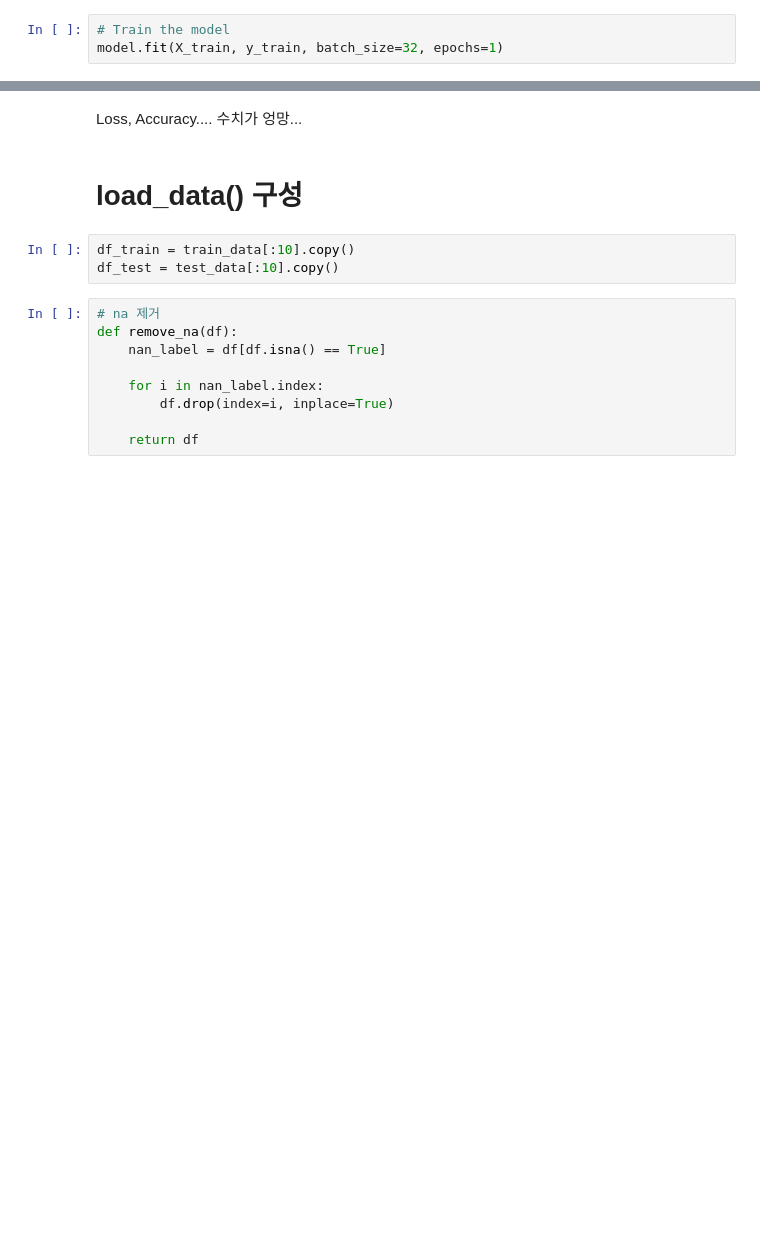
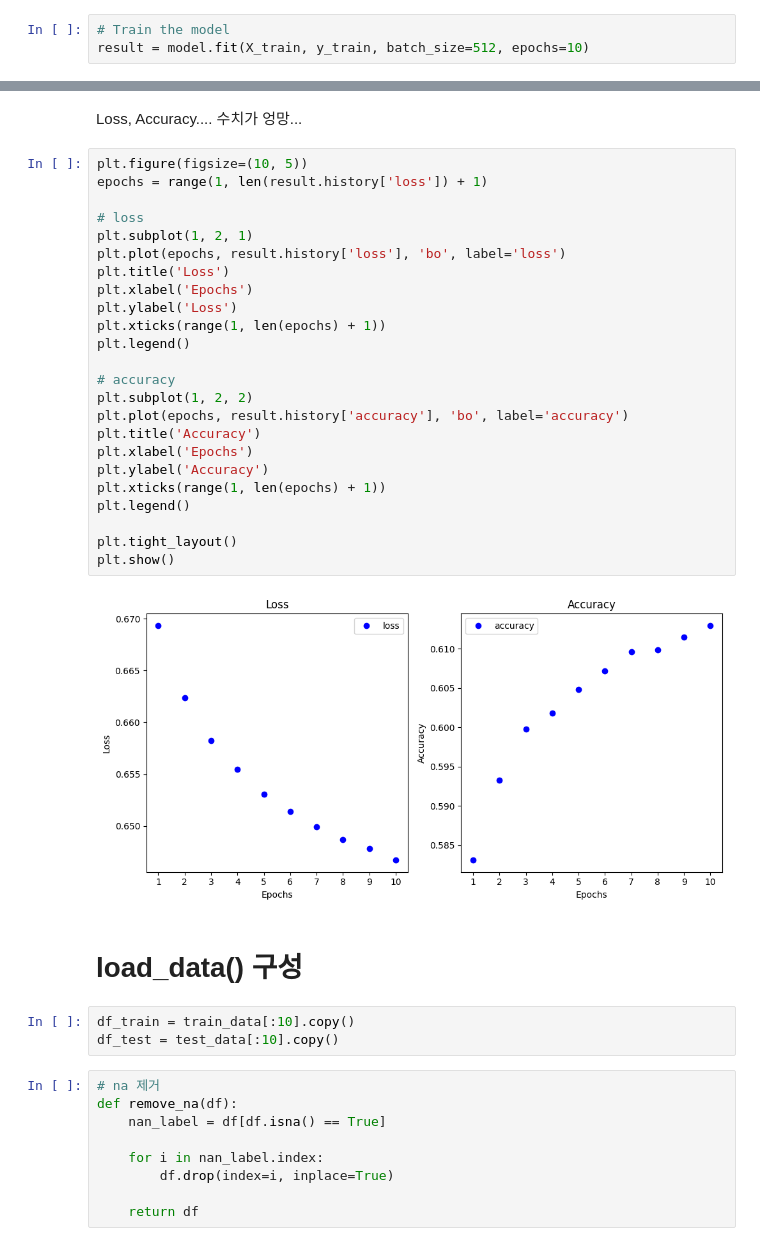
Before and after one commit to knachinen/aiffel_quest, a Jupyter notebook: m3_exploration_08/expl_08_prj_main.ipynb, the cells around one changed output, grey strips where cells are left out. Cells and saved outputs as stored; diff of their text form; blank space fills up the shorter version.

```diff
--- a/m3_exploration_08/expl_08_prj_main.ipynb
+++ b/m3_exploration_08/expl_08_prj_main.ipynb
@@ -461,5 +461,5 @@ X_train.shape, X_test.shape, y_train.shape, y_test.shape
 ## 학습
 # %%
 # Train the model
-model.fit(X_train, y_train, batch_size=32, epochs=1)
+result = model.fit(X_train, y_train, batch_size=512, epochs=10)
 # %% [output]
@@ -479,5 +497,31 @@ Test Accuracy: 0.5813
 # %% [markdown]
 Loss, Accuracy.... 수치가 엉망...
+# %%
+plt.figure(figsize=(10, 5))
+epochs = range(1, len(result.history['loss']) + 1)
+
+# loss
+plt.subplot(1, 2, 1)
+plt.plot(epochs, result.history['loss'], 'bo', label='loss')
+plt.title('Loss')
+plt.xlabel('Epochs')
+plt.ylabel('Loss')
+plt.xticks(range(1, len(epochs) + 1))
+plt.legend()
+
+# accuracy
+plt.subplot(1, 2, 2)
+plt.plot(epochs, result.history['accuracy'], 'bo', label='accuracy')
+plt.title('Accuracy')
+plt.xlabel('Epochs')
+plt.ylabel('Accuracy')
+plt.xticks(range(1, len(epochs) + 1))
+plt.legend()
+
+plt.tight_layout()
+plt.show()
+# %% [output]
+[figure, added]
 # %% [markdown]
 # load_data() 구성
 # %%
```
Also changed, not shown: parts of 16 cells of this notebook.
